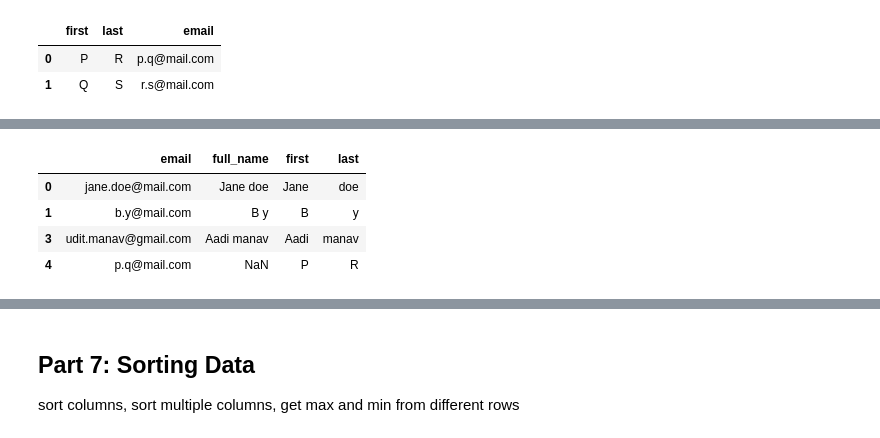
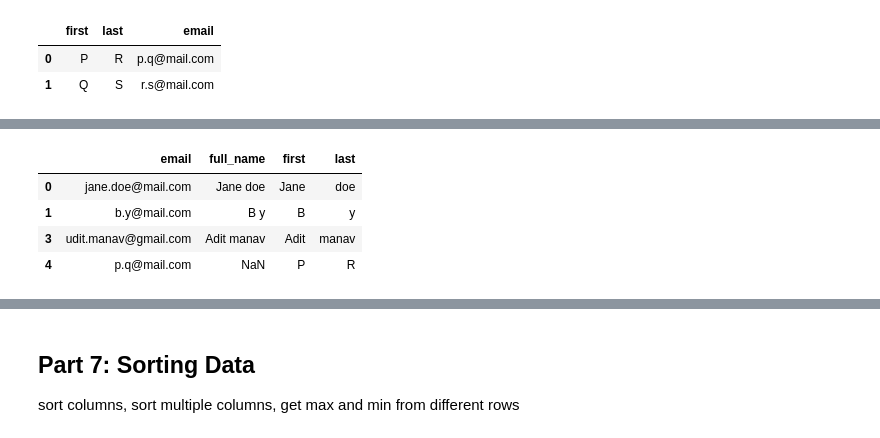
Before and after one commit to PrepVector/Python-Masterclass, a Jupyter notebook: pandas/Pandas_Tutorial.ipynb, the cells around one changed output, grey strips where cells are left out. Saved outputs shown, nothing was run; the diff lists cells and outputs as text; code cells hidden in the pictures.

```diff
--- a/pandas/Pandas_Tutorial.ipynb
+++ b/pandas/Pandas_Tutorial.ipynb
@@ -266,8 +266,8 @@ See the caveats in the documentation: https://pandas.pydata.org/pandas-docs/stab
 | 3 | Udit | Manav | udit.manav@gmail.com |
 # %%
 # updating values of a row
-df.loc[2, ['first', 'last']] = ['M', 'N']
-df.loc[3, 'first'] = 'Aadi'
-# single value can also be changed by using (df2.at[0, 'first'] = 'Aadi')
+df.loc[2, ["first", "last"]] = ["M", "N"]
+df.loc[3, "first"] = "Adit"
+# single value can also be changed by using (df2.at[0, 'first'] = 'Adit')
 df
 # %% [output]
@@ -504,4 +481,5 @@ df
 # %%
 # adding a single row, single value, NOT inplace
-df.append({'first':'Tony'}, ignore_index=True)  # try removing ignore_index=True
+new_row = pd.DataFrame({"name": ["Tony"]})
+pd.concat([df, new_row], ignore_index=True)  # try removing ignore_index=True
 # %% [output]
@@ -526,7 +504,7 @@ df2
 | 1 | Q | S | r.s@mail.com |
 # %%
 # need to use ignore_index since df are not in same order, NOT inplace
-df.append(df2, ignore_index=True)
+pd.concat([df, df2], ignore_index=True)
 # %% [output]
 |  | email | full_name | first | last |
 | 0 | jane.doe@mail.com | Jane doe | Jane | doe |
@@ -536,7 +514,7 @@ df.append(df2, ignore_index=True)
 | 4 | p.q@mail.com | NaN | P | R |
 | 5 | r.s@mail.com | NaN | Q | S |
 # %%
-df = df.append(df2, ignore_index=True)
+df = pd.concat([df, df2], ignore_index=True)
 df
 # %% [output]
 |  | email | full_name | first | last |
@@ -558,13 +536,13 @@ df.drop(index=4)
 | 5 | r.s@mail.com | NaN | Q | S |
 # %%
 # removing rows based on some condition
-filtr = ((df['last']=='n')|(df['first']=='Q'))
+filtr = (df["last"] == "n") | (df["first"] == "Q")
 df.drop(index=df[filtr].index)
 # %% [output]
 |  | email | full_name | first | last |
 | 0 | jane.doe@mail.com | Jane doe | Jane | doe |
 | 1 | b.y@mail.com | B y | B | y |
-| 3 | udit.manav@gmail.com | Aadi manav | Aadi | manav |
+| 3 | udit.manav@gmail.com | Adit manav | Adit | manav |
 | 4 | p.q@mail.com | NaN | P | R |
 # %%
 # concat different series object to a DataFrame
```
Also changed, not shown: parts of 62 cells of this notebook, 1 other file.
